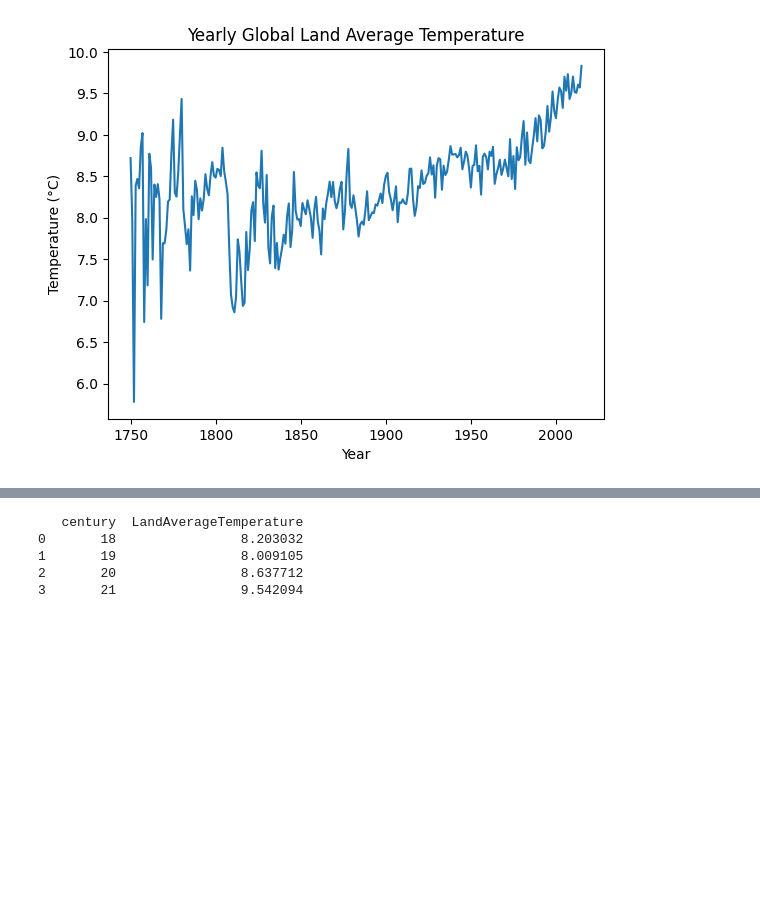
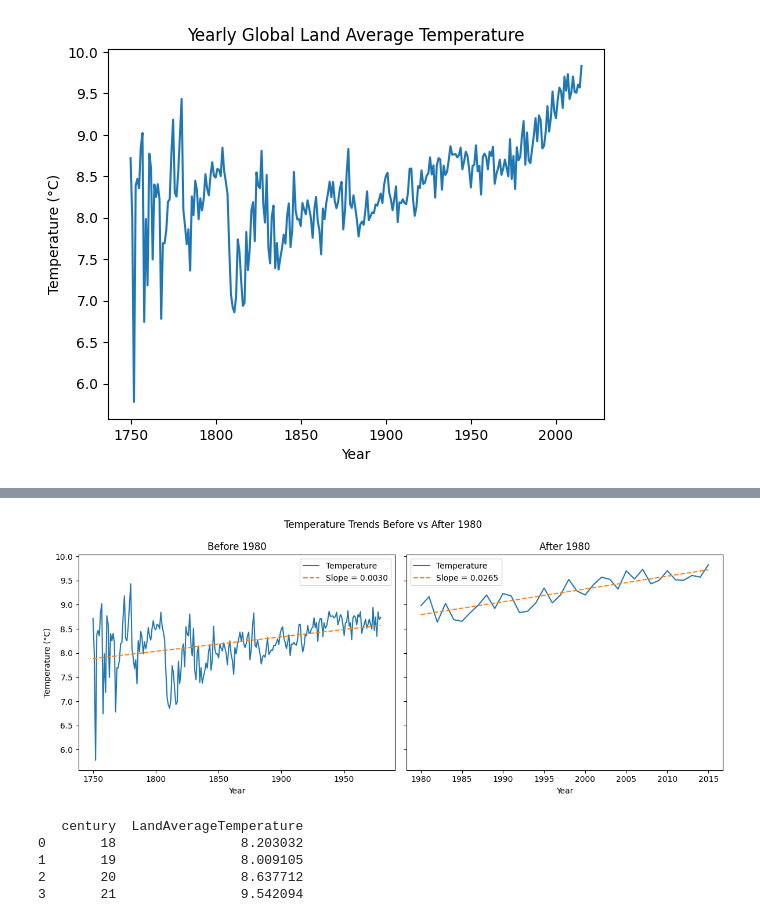
Before and after one commit to JaphletM/climate-watch, a Jupyter notebook: Opdracht 2/notebook.ipynb, the cells around one changed output, grey strips where cells are left out. Saved outputs shown, nothing was run; the diff lists cells and outputs as text; code cells hidden in the pictures; blank space fills up the shorter version.

```diff
--- a/Opdracht 2/notebook.ipynb
+++ b/Opdracht 2/notebook.ipynb
@@ -479,3 +580,52 @@ plt.show()
+# %%
+import numpy as np
+import matplotlib.pyplot as plt
+
+# Split data
+before_1980 = yearly[yearly["year"] < 1980]
+after_1980 = yearly[yearly["year"] >= 1980]
+
+# Fit trend lines
+coef_before = np.polyfit(before_1980["year"], before_1980["LandAverageTemperature"], 1)
+coef_after = np.polyfit(after_1980["year"], after_1980["LandAverageTemperature"], 1)
+
+trend_before = np.poly1d(coef_before)
+trend_after = np.poly1d(coef_after)
+
+# Create side-by-side plots
+fig, axes = plt.subplots(1, 2, figsize=(12, 5), sharey=True)
+
+# Before 1980 plot
+axes[0].plot(before_1980["year"], before_1980["LandAverageTemperature"], label="Temperature")
+axes[0].plot(
+    before_1980["year"],
+    trend_before(before_1980["year"]),
+    linestyle="--",
+    label=f"Slope = {coef_before[0]:.4f}"
+)
+axes[0].set_title("Before 1980")
+axes[0].set_xlabel("Year")
+axes[0].set_ylabel("Temperature (°C)")
+axes[0].legend()
+
+# After 1980 plot
+axes[1].plot(after_1980["year"], after_1980["LandAverageTemperature"], label="Temperature")
+axes[1].plot(
+    after_1980["year"],
+    trend_after(after_1980["year"]),
+    linestyle="--",
+    label=f"Slope = {coef_after[0]:.4f}"
+)
+axes[1].set_title("After 1980")
+axes[1].set_xlabel("Year")
+axes[1].legend()
+
+# Final layout
+plt.suptitle("Temperature Trends Before vs After 1980")
+plt.tight_layout()
+plt.show()
+# %% [output]
+[figure, added]
 # %%
 # Make sure year exists
 df["year"] = df["dt"].dt.year
```
Also changed, not shown: parts of 32 cells of this notebook, 11 other files.
